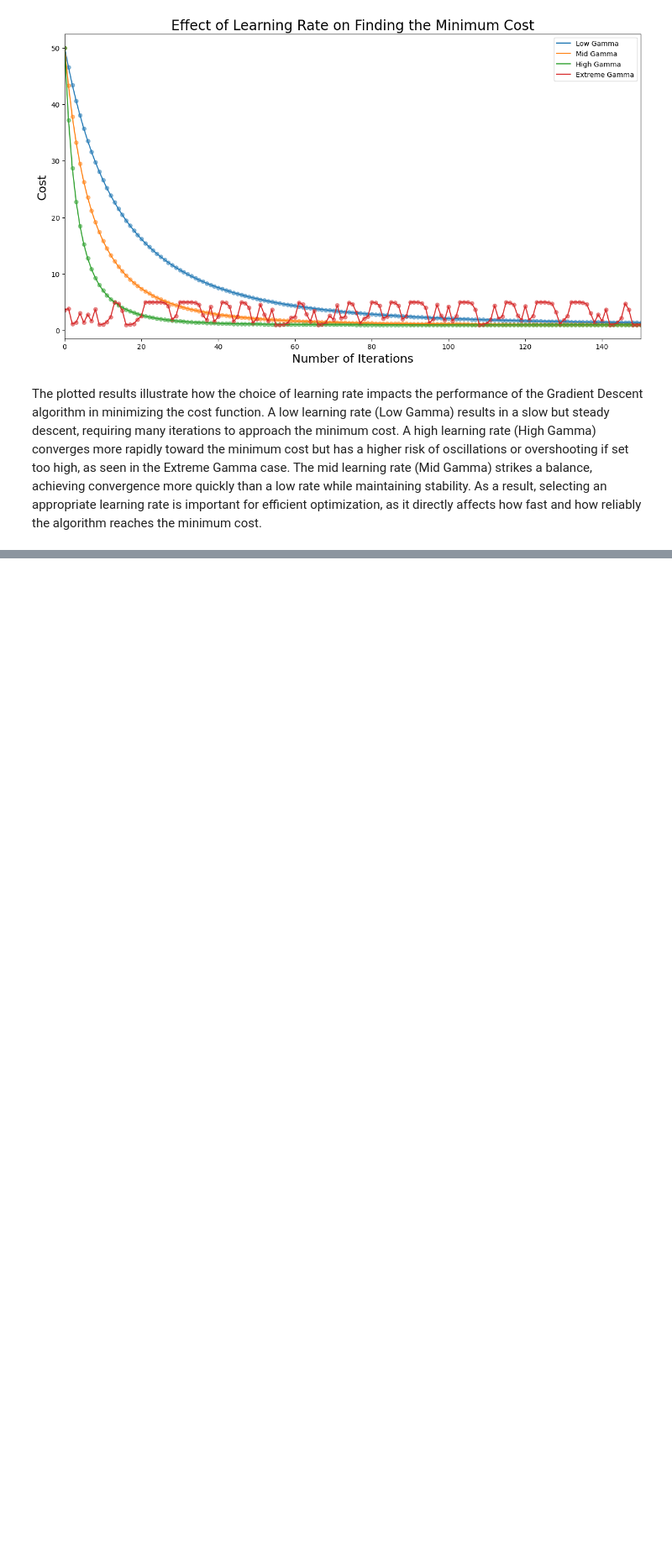
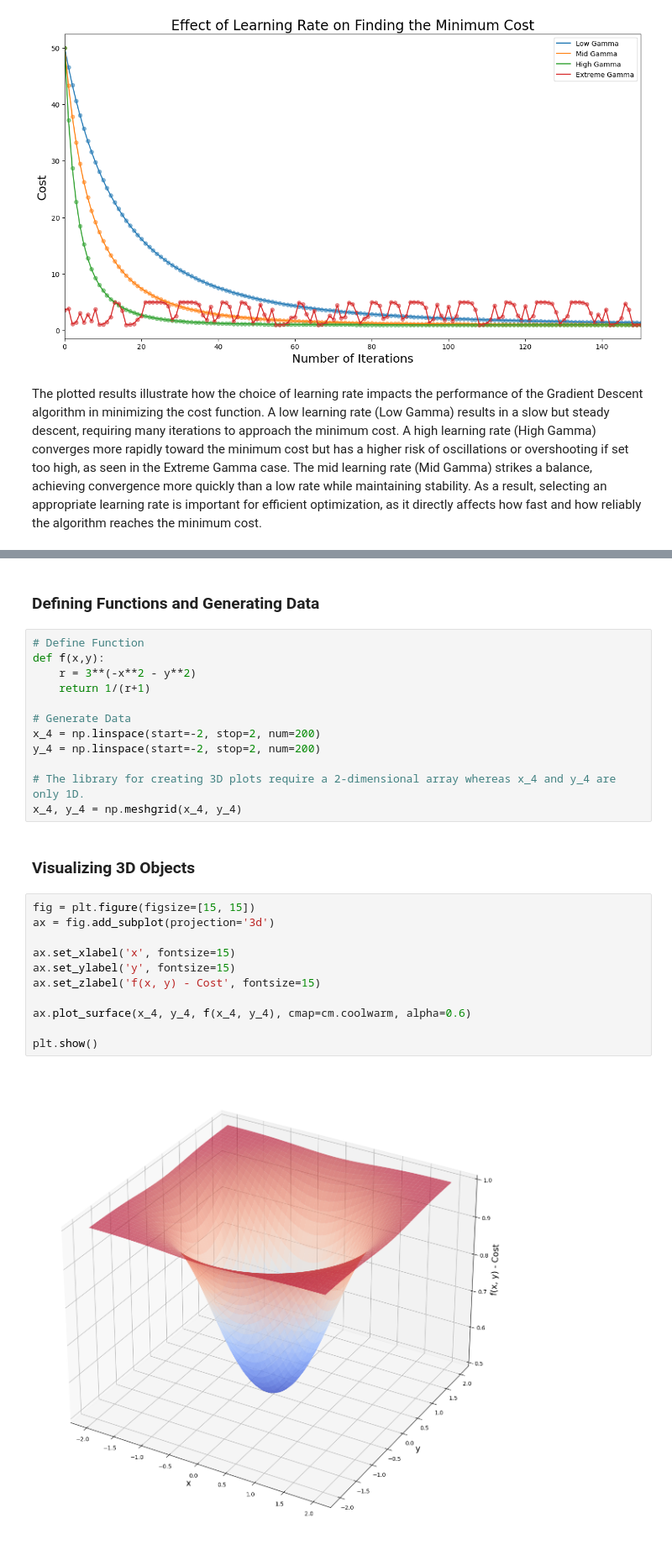
Before and after one commit to glparevalo/data-science, a Jupyter notebook: notebooks/2 - Optimization and Gradient Descent Algorithm.ipynb, the cells around one changed output, grey strips where cells are left out. Shown at 84% size. Cells and saved outputs as stored; diff of their text form; blank space fills up the shorter version.

Commit message:
updated to put 3d plot

```diff
--- a/notebooks/2 - Optimization and Gradient Descent Algorithm.ipynb
+++ b/notebooks/2 - Optimization and Gradient Descent Algorithm.ipynb
@@ -422,0 +432,29 @@ The plotted results illustrate how the choice of learning rate impacts the perfo
+# %% [markdown]
+### Defining Functions and Generating Data
+# %%
+# Define Function
+def f(x,y):
+    r = 3**(-x**2 - y**2)
+    return 1/(r+1)
+
+# Generate Data
+x_4 = np.linspace(start=-2, stop=2, num=200)
+y_4 = np.linspace(start=-2, stop=2, num=200)
+
+# The library for creating 3D plots require a 2-dimensional array whereas x_4 and y_4 are only 1D.
+x_4, y_4 = np.meshgrid(x_4, y_4)
+# %% [markdown]
+### Visualizing 3D Objects
+# %%
+fig = plt.figure(figsize=[15, 15])
+ax = fig.add_subplot(projection='3d')
+
+ax.set_xlabel('x', fontsize=15)
+ax.set_ylabel('y', fontsize=15)
+ax.set_zlabel('f(x, y) - Cost', fontsize=15)
+
+ax.plot_surface(x_4, y_4, f(x_4, y_4), cmap=cm.coolwarm, alpha=0.6)
+
+plt.show()
+# %% [output]
+[figure, added]
```
Also changed, not shown: parts of 3 cells of this notebook.
